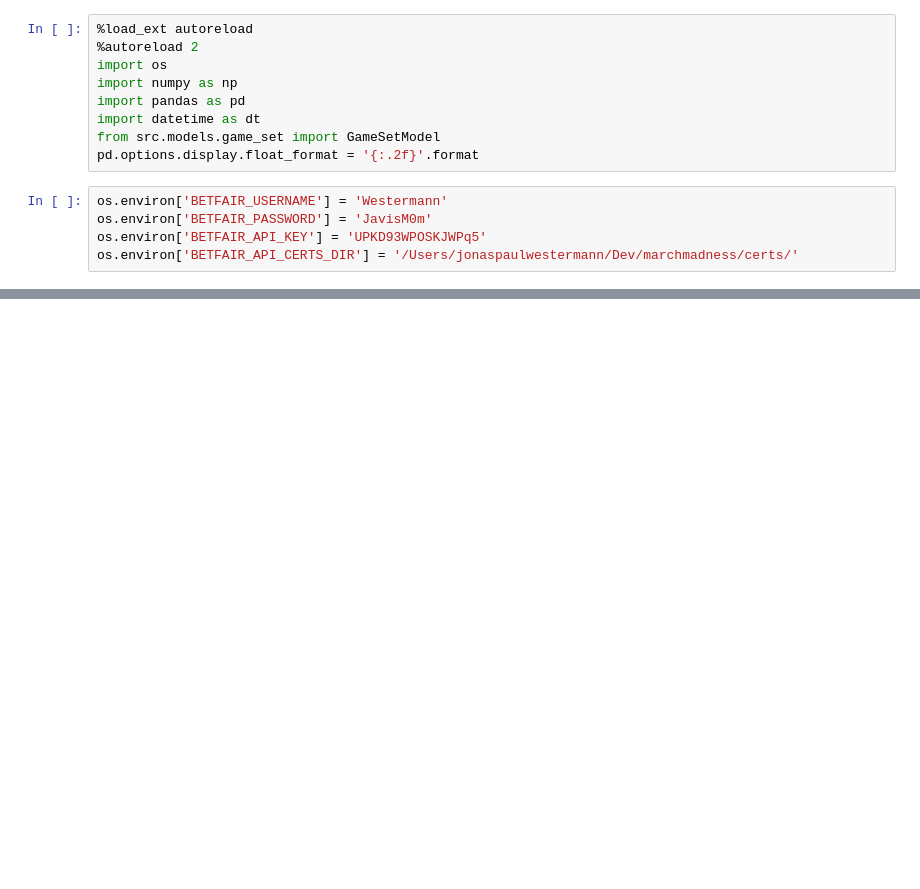
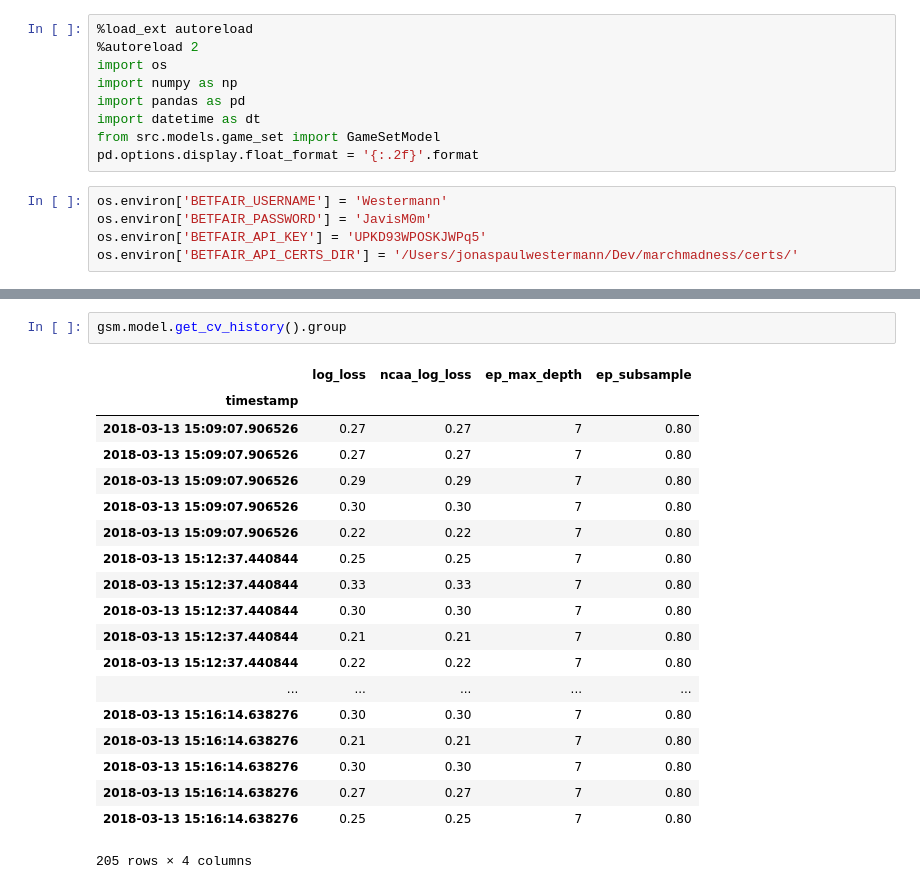
Before and after one commit to TheMoods/MarchMadness, a Jupyter notebook: Game_Set_Model.ipynb, the cells around one changed output, grey strips where cells are left out. Saved outputs shown, nothing was run; the diff lists cells and outputs as text; blank space fills up the shorter version.

```diff
--- a/Game_Set_Model.ipynb
+++ b/Game_Set_Model.ipynb
@@ -35,0 +64,22 @@ gsm.model.cross_validate(n=250, n_splits=5, show_hist=True, estimator_params={'m
+# %%
+gsm.model.get_cv_history().group
+# %% [output]
+|  | log_loss | ncaa_log_loss | ep_max_depth | ep_subsample |
+| timestamp |  |  |  |  |
+| 2018-03-13 15:09:07.906526 | 0.27 | 0.27 | 7 | 0.80 |
+| 2018-03-13 15:09:07.906526 | 0.27 | 0.27 | 7 | 0.80 |
+| 2018-03-13 15:09:07.906526 | 0.29 | 0.29 | 7 | 0.80 |
+| 2018-03-13 15:09:07.906526 | 0.30 | 0.30 | 7 | 0.80 |
+| 2018-03-13 15:09:07.906526 | 0.22 | 0.22 | 7 | 0.80 |
+| 2018-03-13 15:12:37.440844 | 0.25 | 0.25 | 7 | 0.80 |
+| 2018-03-13 15:12:37.440844 | 0.33 | 0.33 | 7 | 0.80 |
+| 2018-03-13 15:12:37.440844 | 0.30 | 0.30 | 7 | 0.80 |
+| 2018-03-13 15:12:37.440844 | 0.21 | 0.21 | 7 | 0.80 |
+| 2018-03-13 15:12:37.440844 | 0.22 | 0.22 | 7 | 0.80 |
+| ... | ... | ... | ... | ... |
+| 2018-03-13 15:16:14.638276 | 0.30 | 0.30 | 7 | 0.80 |
+| 2018-03-13 15:16:14.638276 | 0.21 | 0.21 | 7 | 0.80 |
+| 2018-03-13 15:16:14.638276 | 0.30 | 0.30 | 7 | 0.80 |
+| 2018-03-13 15:16:14.638276 | 0.27 | 0.27 | 7 | 0.80 |
+| 2018-03-13 15:16:14.638276 | 0.25 | 0.25 | 7 | 0.80 |
+205 rows × 4 columns
```
Also changed, not shown: parts of 3 cells of this notebook, 4 other files.
